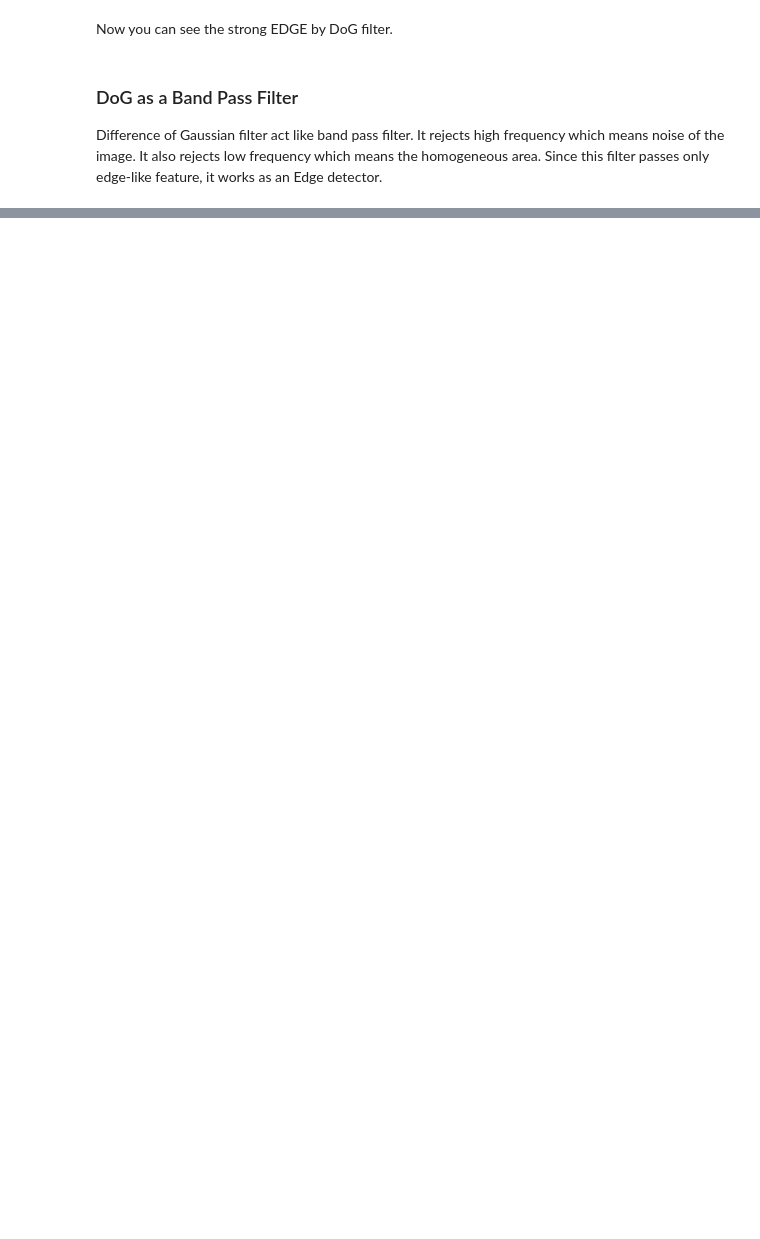
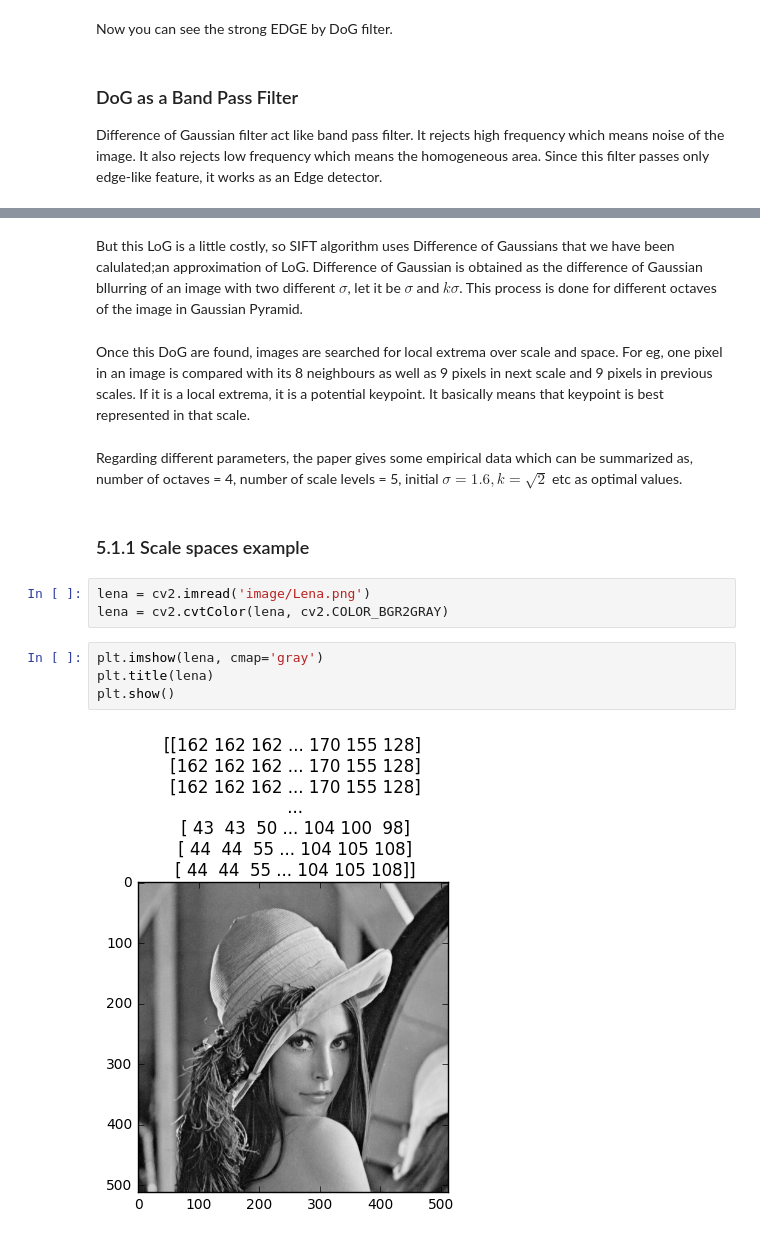
Before and after one commit to henniekim/digital_image_processing, a Jupyter notebook: filter.ipynb, the cells around one changed output, grey strips where cells are left out. Drawn from its saved outputs; the diff is of its cells as text; blank space fills up the shorter version.

Commit message:
Update SIFT

```diff
--- a/filter.ipynb
+++ b/filter.ipynb
@@ -250,0 +248,17 @@ Difference of Gaussian filter act like band pass filter. It rejects high frequen
+# %% [markdown]
+But this LoG is a little costly, so SIFT algorithm uses Difference of Gaussians that we have been calulated;an approximation of LoG. Difference of Gaussian is obtained as the difference of Gaussian bllurring of an image with two different $\sigma$, let it be $\sigma$ and $k\sigma$. This process is done for different octaves of the image in Gaussian Pyramid.
+# %% [markdown]
+Once this DoG are found, images are searched for local extrema over scale and space. For eg, one pixel in an image is compared with its 8 neighbours as well as 9 pixels in next scale and 9 pixels in previous scales. If it is a local extrema, it is a potential keypoint. It basically means that keypoint is best represented in that scale.
+# %% [markdown]
+Regarding different parameters, the paper gives some empirical data which can be summarized as, number of octaves = 4, number of scale levels = 5, initial $\sigma=1.6, k=\sqrt{2}$ etc as optimal values.
+# %% [markdown]
+### 5.1.1 Scale spaces example
+# %%
+lena = cv2.imread('image/Lena.png')
+lena = cv2.cvtColor(lena, cv2.COLOR_BGR2GRAY)
+# %%
+plt.imshow(lena, cmap='gray')
+plt.title(lena)
+plt.show()
+# %% [output]
+[figure, added]
```
Also changed, not shown: parts of 16 cells of this notebook, 1 other file.
